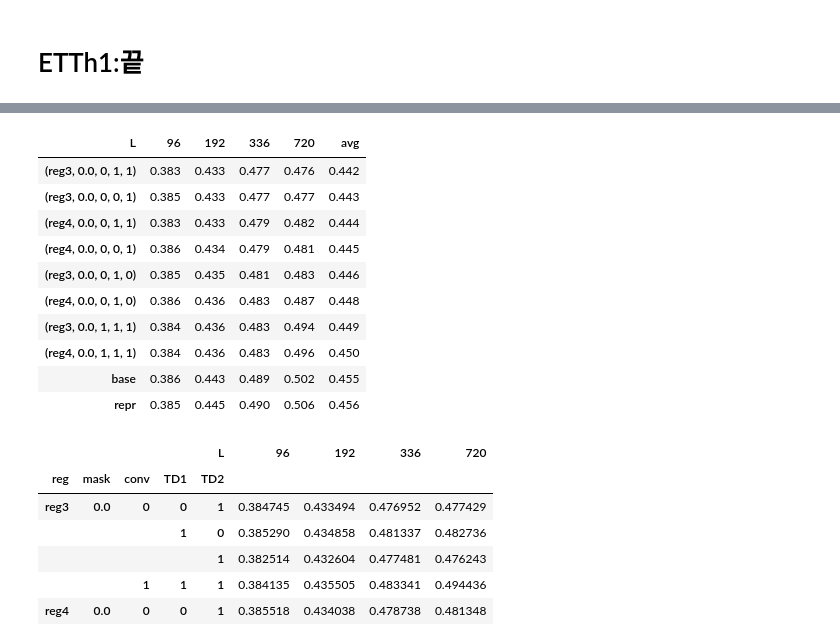
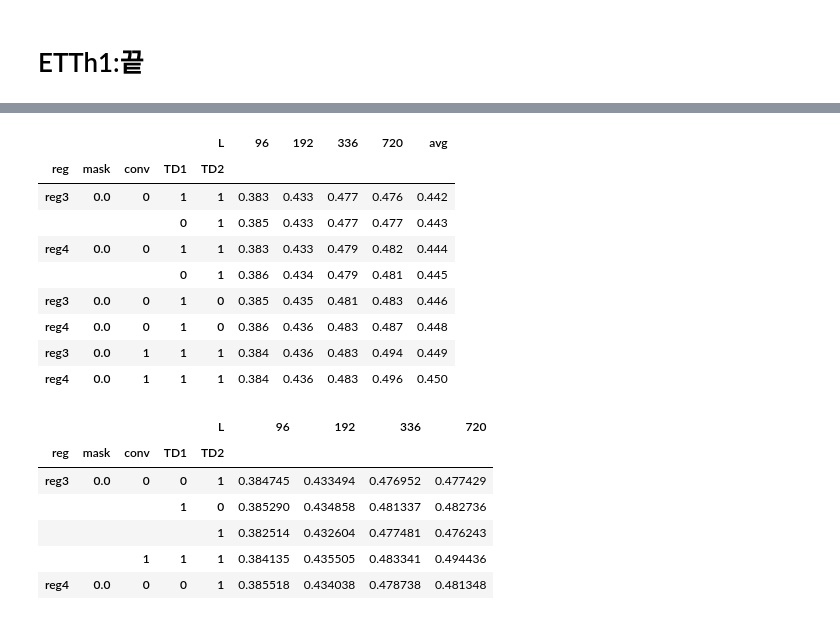
Before and after one commit to seunghan96/comats, a Jupyter notebook: results.ipynb, the cells around one changed output, grey strips where cells are left out. Saved outputs shown, nothing was run; the diff lists cells and outputs as text; code cells hidden in the pictures.

```diff
--- a/results.ipynb
+++ b/results.ipynb
@@ -142,22 +122,21 @@ df
 # %%
 etth1 = df.groupby(['reg','mask','conv','TD1','TD2']).min()[[96,192,336,720]]
-etth1.loc['base'] = [0.386,0.443,0.489,0.502]
-etth1.loc['repr'] = [0.385,0.445,0.490,0.506]
+#etth1.loc['base'] = [0.386,0.443,0.489,0.502]
+#etth1.loc['repr'] = [0.385,0.445,0.490,0.506]
 
 etth1['avg'] = etth1.mean(axis=1)
 etth1.sort_values('avg').round(3)
 # %% [output]
-| L | 96 | 192 | 336 | 720 | avg |
-| (reg3, 0.0, 0, 1, 1) | 0.383 | 0.433 | 0.477 | 0.476 | 0.442 |
-| (reg3, 0.0, 0, 0, 1) | 0.385 | 0.433 | 0.477 | 0.477 | 0.443 |
-| (reg4, 0.0, 0, 1, 1) | 0.383 | 0.433 | 0.479 | 0.482 | 0.444 |
-| (reg4, 0.0, 0, 0, 1) | 0.386 | 0.434 | 0.479 | 0.481 | 0.445 |
-| (reg3, 0.0, 0, 1, 0) | 0.385 | 0.435 | 0.481 | 0.483 | 0.446 |
-| (reg4, 0.0, 0, 1, 0) | 0.386 | 0.436 | 0.483 | 0.487 | 0.448 |
-| (reg3, 0.0, 1, 1, 1) | 0.384 | 0.436 | 0.483 | 0.494 | 0.449 |
-| (reg4, 0.0, 1, 1, 1) | 0.384 | 0.436 | 0.483 | 0.496 | 0.450 |
-| base | 0.386 | 0.443 | 0.489 | 0.502 | 0.455 |
-| repr | 0.385 | 0.445 | 0.490 | 0.506 | 0.456 |
+|  |  |  |  | L | 96 | 192 | 336 | 720 | avg |
+| reg | mask | conv | TD1 | TD2 |  |  |  |  |  |
+| reg3 | 0.0 | 0 | 1 | 1 | 0.383 | 0.433 | 0.477 | 0.476 | 0.442 |
+|  |  |  | 0 | 1 | 0.385 | 0.433 | 0.477 | 0.477 | 0.443 |
+| reg4 | 0.0 | 0 | 1 | 1 | 0.383 | 0.433 | 0.479 | 0.482 | 0.444 |
+|  |  |  | 0 | 1 | 0.386 | 0.434 | 0.479 | 0.481 | 0.445 |
+| reg3 | 0.0 | 0 | 1 | 0 | 0.385 | 0.435 | 0.481 | 0.483 | 0.446 |
+| reg4 | 0.0 | 0 | 1 | 0 | 0.386 | 0.436 | 0.483 | 0.487 | 0.448 |
+| reg3 | 0.0 | 1 | 1 | 1 | 0.384 | 0.436 | 0.483 | 0.494 | 0.449 |
+| reg4 | 0.0 | 1 | 1 | 1 | 0.384 | 0.436 | 0.483 | 0.496 | 0.450 |
 # %%
 df.groupby(['reg','mask','conv','TD1','TD2']).min()[[96,192,336,720]]
 # %% [output]
```
Also changed, not shown: parts of 10 cells of this notebook, 9 other files.
